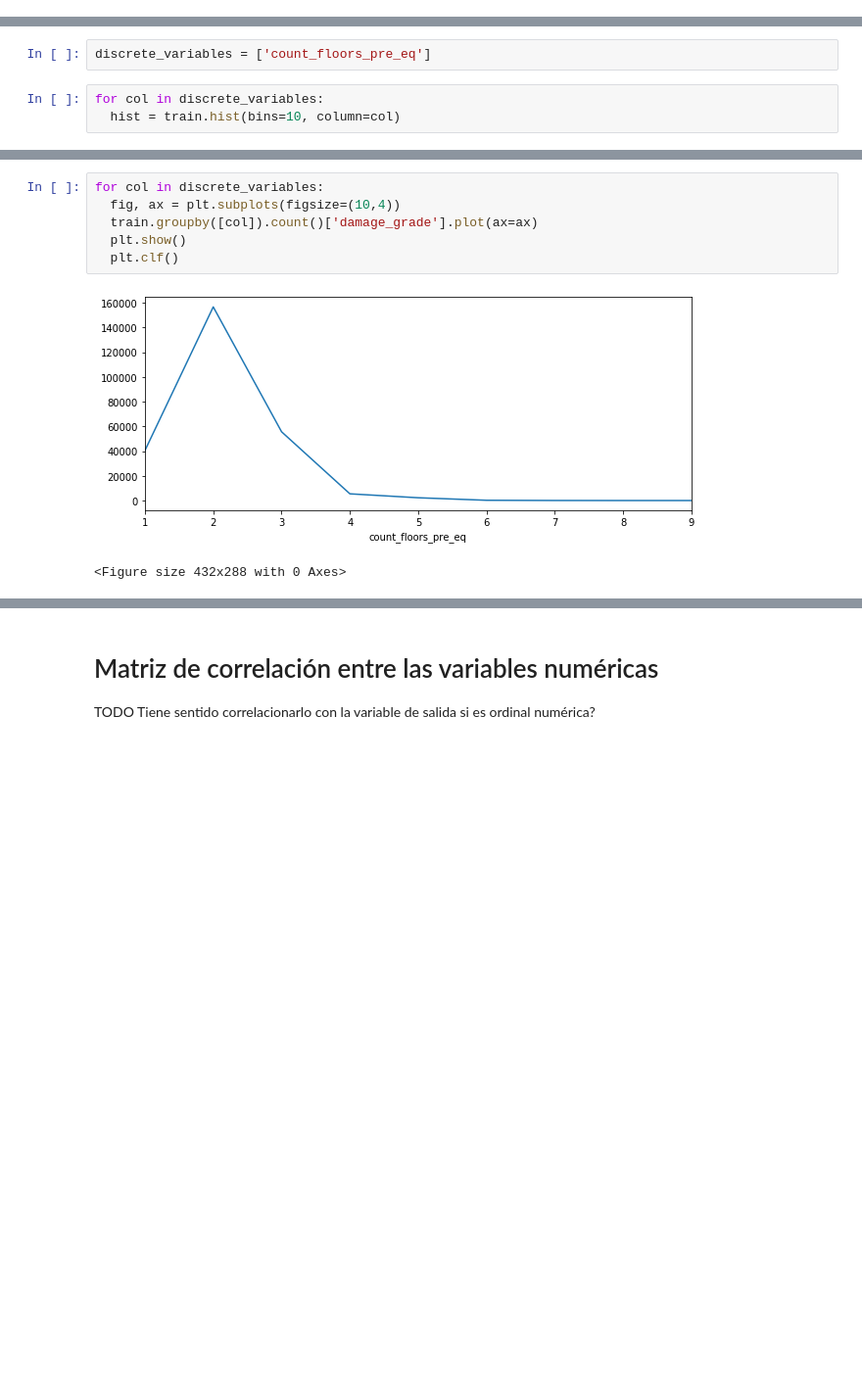
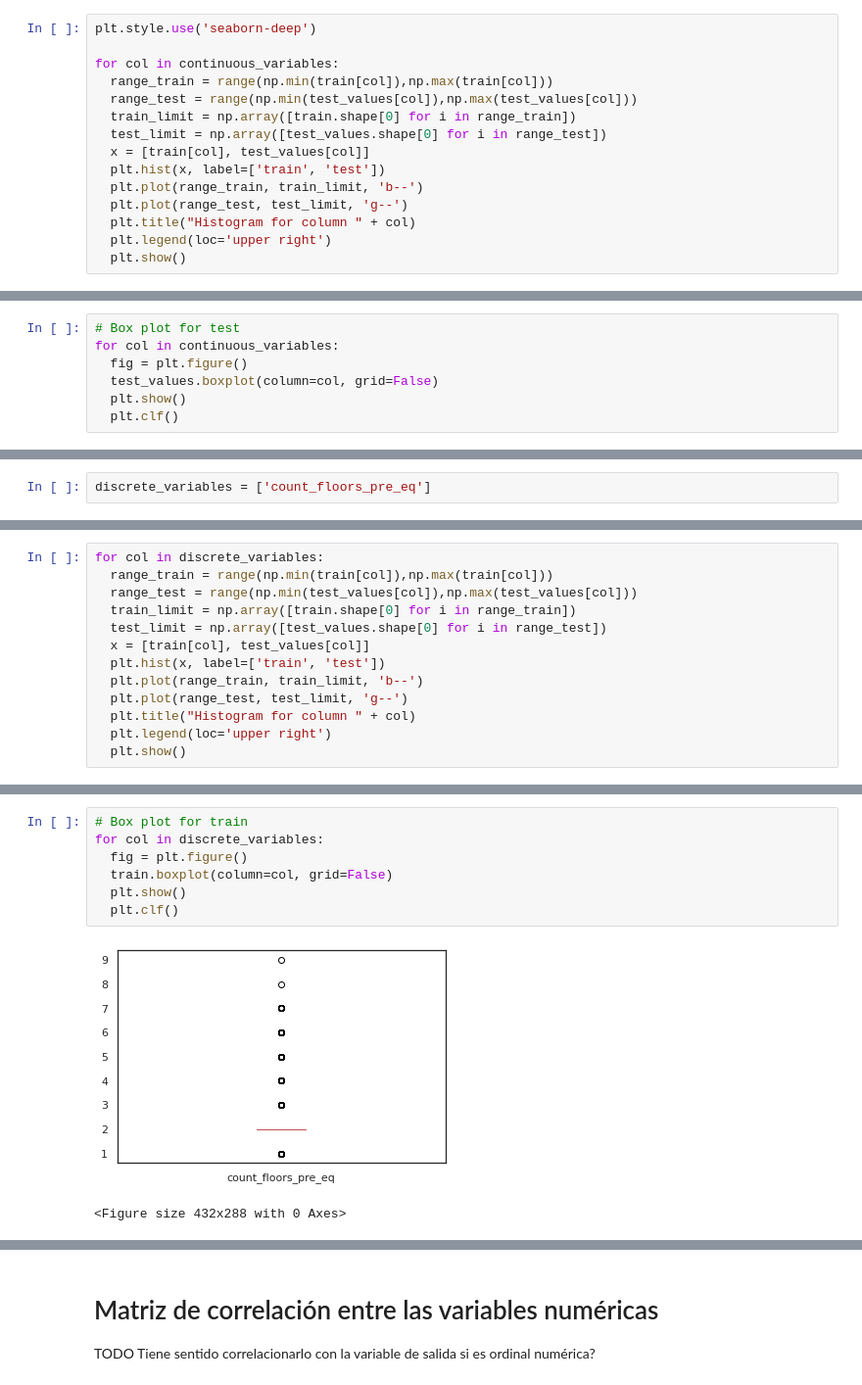
Before and after one commit to Thabby07/richter-predictor, a Jupyter notebook: TFM_Exploración_del_dataset.ipynb, the cells around one changed output, grey strips where cells are left out. Shown at 98% size. Drawn from its saved outputs; the diff is of its cells as text; blank space fills up the shorter version.

```diff
--- a/TFM_Exploración_del_dataset.ipynb
+++ b/TFM_Exploración_del_dataset.ipynb
@@ -113,0 +111,15 @@ for col in continuous_variables:
+# %%
+plt.style.use('seaborn-deep')
+
+for col in continuous_variables:
+  range_train = range(np.min(train[col]),np.max(train[col]))
+  range_test = range(np.min(test_values[col]),np.max(test_values[col]))
+  train_limit = np.array([train.shape[0] for i in range_train])
+  test_limit = np.array([test_values.shape[0] for i in range_test])
+  x = [train[col], test_values[col]]
+  plt.hist(x, label=['train', 'test'])
+  plt.plot(range_train, train_limit, 'b--')
+  plt.plot(range_test, test_limit, 'g--')
+  plt.title("Histogram for column " + col)
+  plt.legend(loc='upper right')
+  plt.show()
@@ -128 +147,8 @@ for col in continuous_variables:
 <Figure size 432x288 with 0 Axes>
+# %%
+# Box plot for test
+for col in continuous_variables:
+  fig = plt.figure()
+  test_values.boxplot(column=col, grid=False)
+  plt.show()
+  plt.clf()
@@ -131,5 +166,2 @@ for col in continuous_variables:
 # %%
 discrete_variables = ['count_floors_pre_eq']
-# %%
-for col in discrete_variables:
-  hist = train.hist(bins=10, column=col)
@@ -137,0 +168,13 @@ for col in discrete_variables:
+# %%
+for col in discrete_variables:
+  range_train = range(np.min(train[col]),np.max(train[col]))
+  range_test = range(np.min(test_values[col]),np.max(test_values[col]))
+  train_limit = np.array([train.shape[0] for i in range_train])
+  test_limit = np.array([test_values.shape[0] for i in range_test])
+  x = [train[col], test_values[col]]
+  plt.hist(x, label=['train', 'test'])
+  plt.plot(range_train, train_limit, 'b--')
+  plt.plot(range_test, test_limit, 'g--')
+  plt.title("Histogram for column " + col)
+  plt.legend(loc='upper right')
+  plt.show()
@@ -138,9 +185,10 @@ for col in discrete_variables:
 # %%
+# Box plot for train
 for col in discrete_variables:
-  fig, ax = plt.subplots(figsize=(10,4))
-  train.groupby([col]).count()['damage_grade'].plot(ax=ax)
+  fig = plt.figure()
+  train.boxplot(column=col, grid=False)
   plt.show()
   plt.clf()
 # %% [output]
-[figure, old version]
+[figure, new version]
 <Figure size 432x288 with 0 Axes>
```
Also changed, not shown: parts of 39 cells of this notebook.
